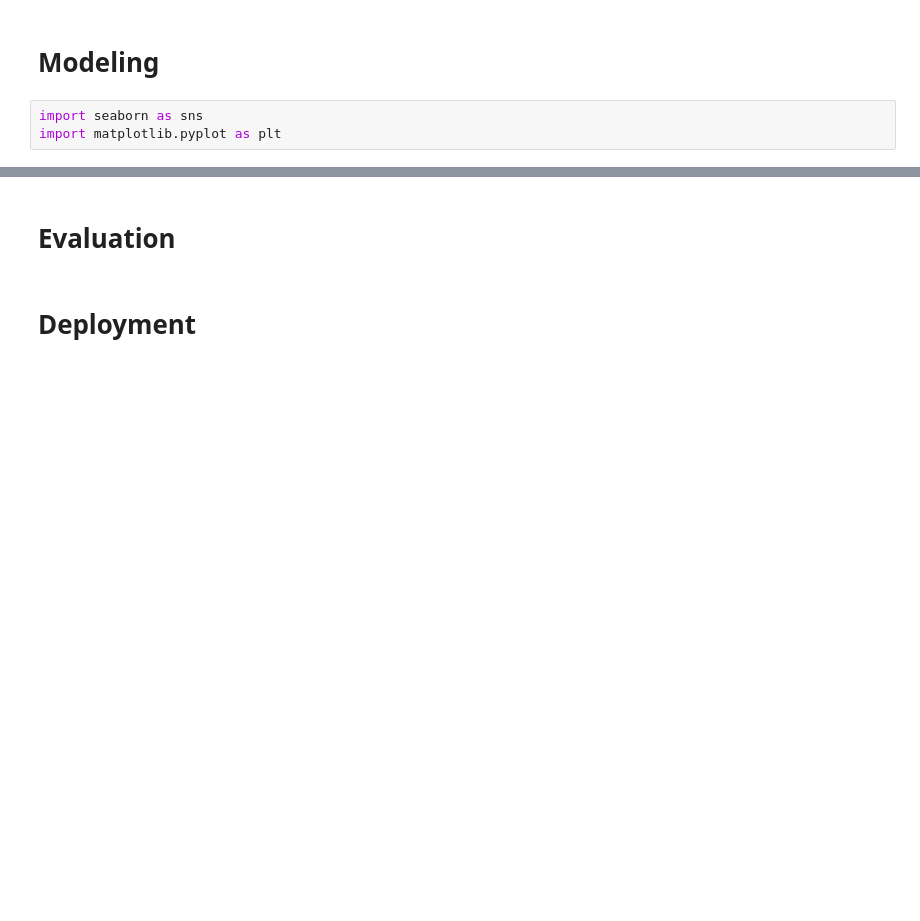
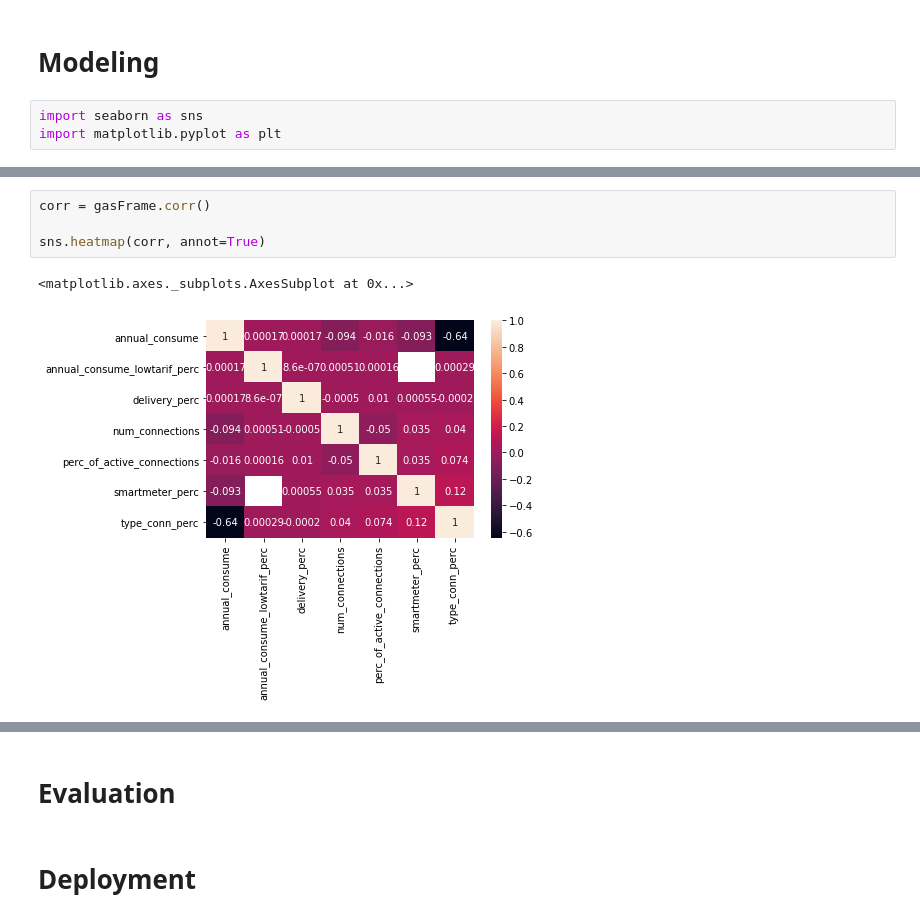
Before and after one commit to erhanfr12/datascience_challenge2, a Jupyter notebook: Notebook.ipynb, the cells around one changed output, grey strips where cells are left out. Saved outputs shown, nothing was run; the diff lists cells and outputs as text; blank space fills up the shorter version.

```diff
--- a/Notebook.ipynb
+++ b/Notebook.ipynb
@@ -285,3 +377,10 @@ plt.show()
+# %%
+corr = gasFrame.corr()
+
+sns.heatmap(corr, annot=True)
+# %% [output]
+<matplotlib.axes._subplots.AxesSubplot at 0x...>
+[figure, added]
 # %%
 #fig, ax = plt.subplots(figsize=(15,7))
 #annual_Consume_Elec = elecFrame.groupby('year').count()['annual_consume'].plot(ax=ax)
```
Also changed, not shown: parts of 15 cells of this notebook.
